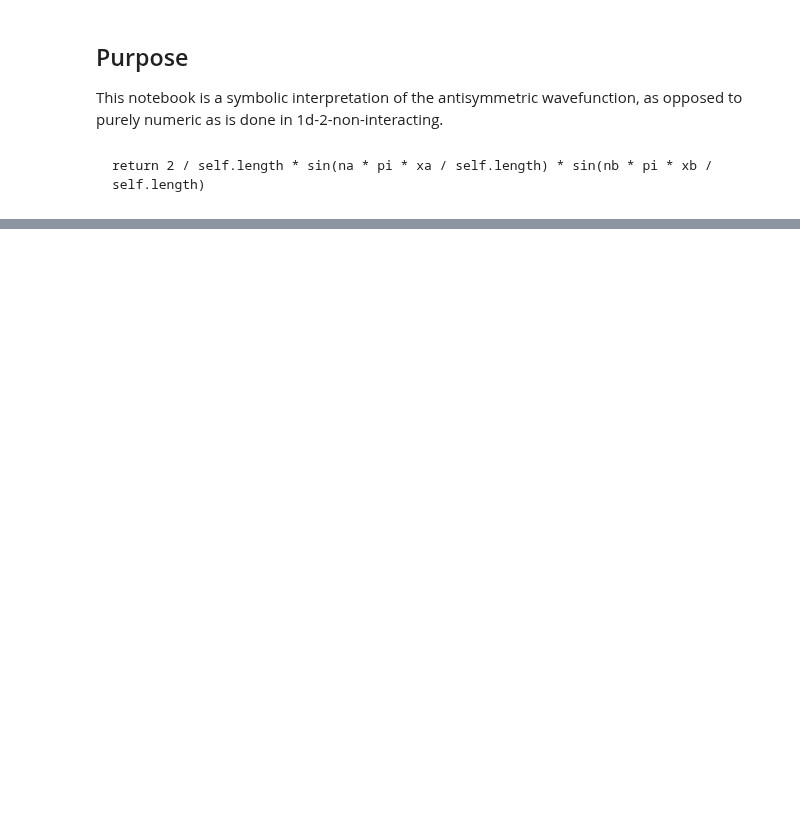
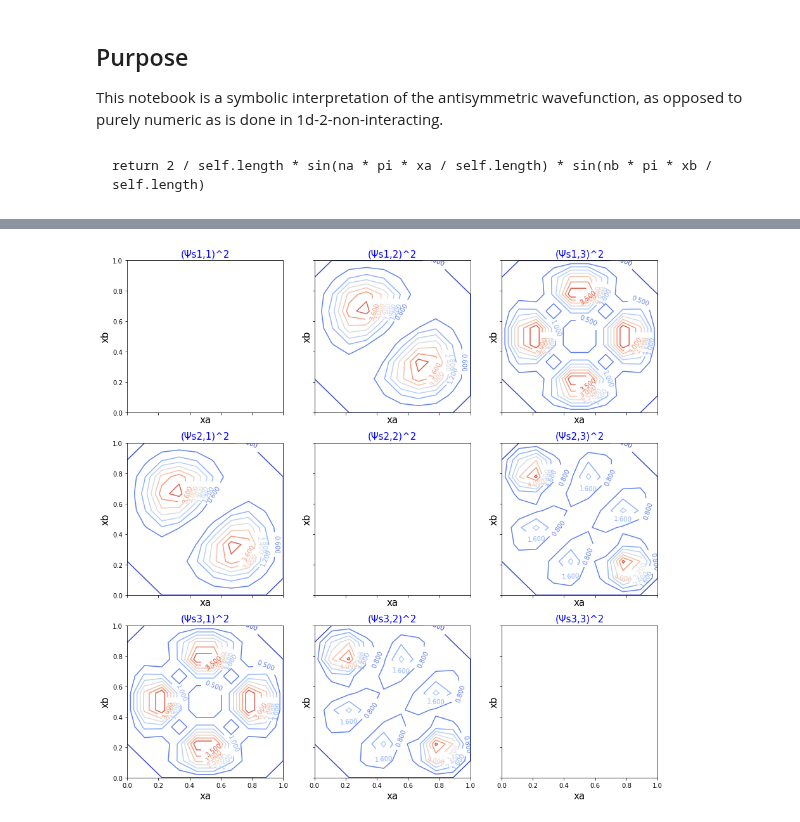
Before and after one commit to akey7/basic-quantum-models, a Jupyter notebook: notebooks/1d-2-non-interacting-sympy.ipynb, the cells around one changed output, grey strips where cells are left out. Drawn from its saved outputs; the diff is of its cells as text; code cells hidden in the pictures; blank space fills up the shorter version.

```diff
--- a/notebooks/1d-2-non-interacting-sympy.ipynb
+++ b/notebooks/1d-2-non-interacting-sympy.ipynb
@@ -209,0 +171,17 @@ NameError: name 'cm' is not defined
+# %%
+box = TwoNonInteractingInABox(length=1.0)
+fig, axs = plt.subplots(nrows=3, ncols=3, figsize=(15, 15), sharex=True, sharey=True)
+nas = [1, 2, 3]
+nbs = [1, 2, 3]
+for ina, na in enumerate(nas):
+    for inb, nb in enumerate(nbs):
+        xas, xbs, zs = box.prob_density(na=na, nb=nb, symmetric=False)
+        xs, ys = np.meshgrid(xas, xbs)
+        ax = axs[ina, inb]
+        ax.set_xlabel('xa', size=15)
+        ax.set_ylabel('xb', size=15)
+        ax.set_title(f'(Ψs{na},{nb})^2', size=15, color='b')
+        cs = ax.contour(ys, xs, zs, cmap=cm.coolwarm, antialiased=True)
+        ax.clabel(cs, inline=True, fontsize=10)
+# %% [output]
+[figure, added]
```
Also changed, not shown: parts of 13 cells of this notebook.
